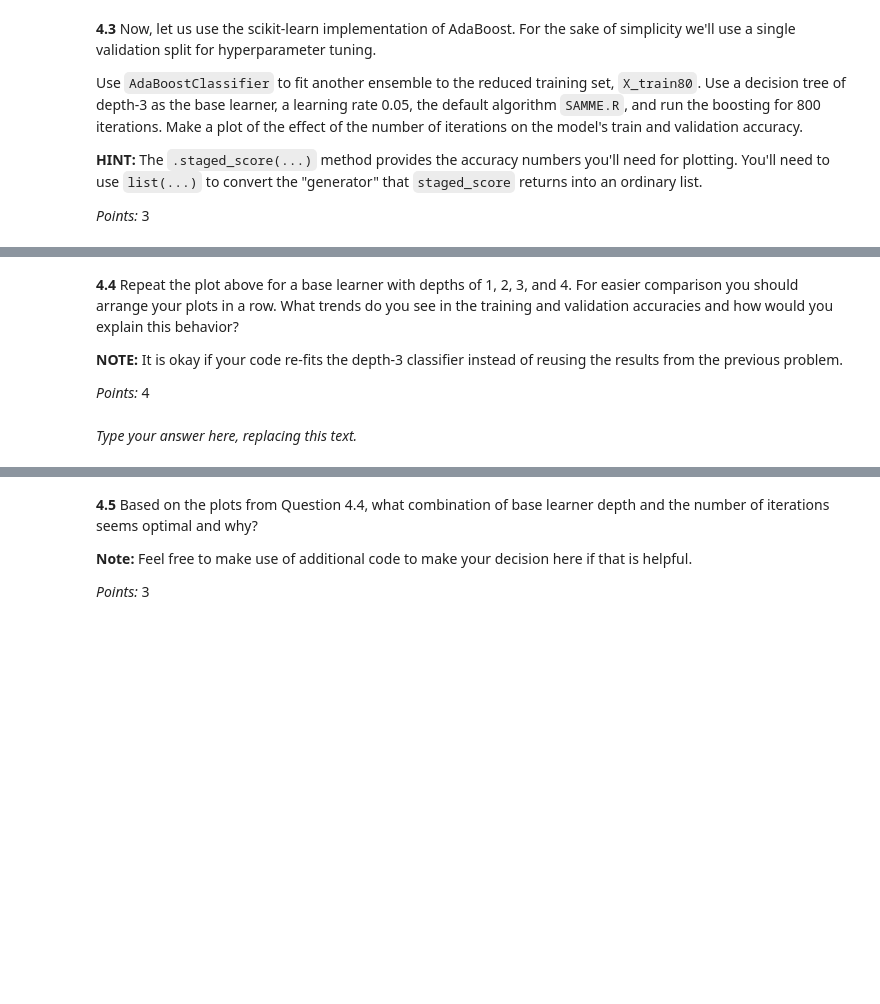
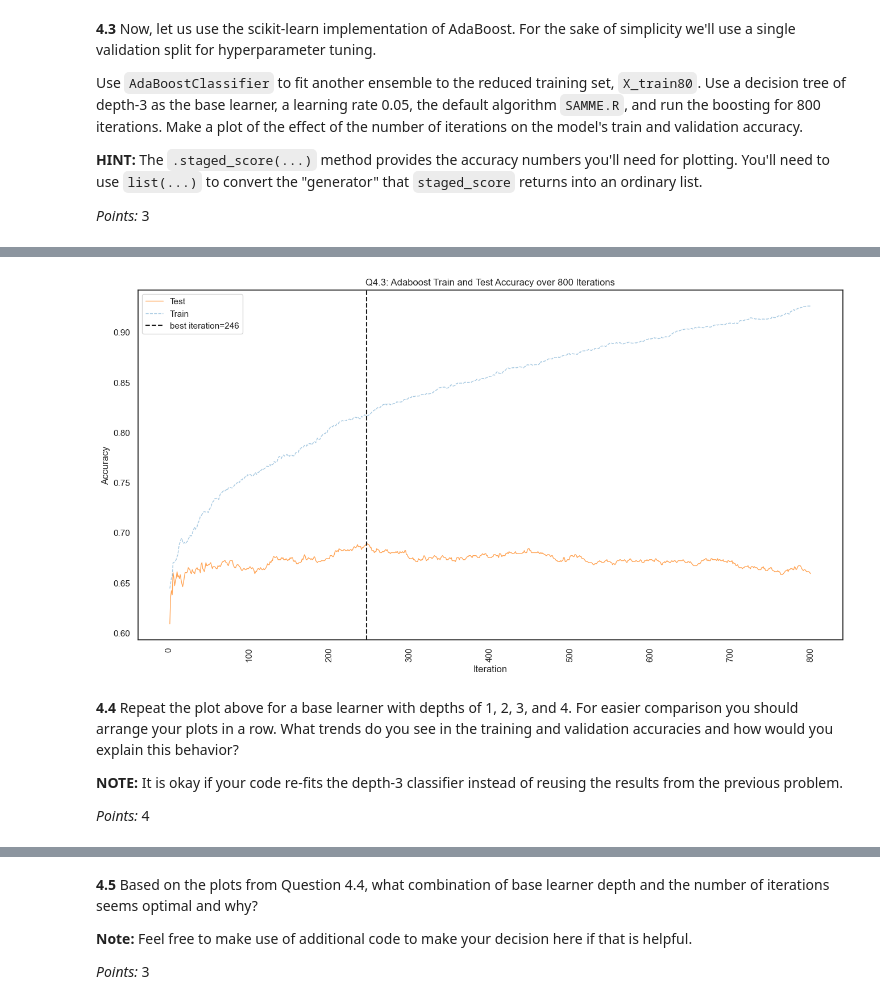
Before and after one commit to sykrishukor94/Harvard-CSCI_E-109A, a Jupyter notebook: cs109a_hw6/cs109a_hw6.ipynb, the cells around one changed output, grey strips where cells are left out. Cells and saved outputs as stored; diff of their text form; code cells hidden in the pictures; blank space fills up the shorter version.

```diff
--- a/cs109a_hw6/cs109a_hw6.ipynb
+++ b/cs109a_hw6/cs109a_hw6.ipynb
@@ -771,0 +1031,15 @@ X_train80, X_val, y_train80, y_val = train_test_split(X_train,
+# %%
+# your code here
+adaboost_model_80 = AdaBoostClassifier(
+    base_estimator= DecisionTreeClassifier(max_depth=3),
+    n_estimators=800,
+    learning_rate=0.05
+).fit(X_train80, y_train80)
+
+train_staged_scores = [s for s in adaboost_model_80.staged_score(X_train80, y_train80)]
+test_staged_scores = [s for s in adaboost_model_80.staged_score(X_val, y_val)]
+# %%
+
+result_df = pd.DataFrame(zip(train_staged_scores, test_staged_scores), columns=["Train Acc", "Test Acc"])
+result_df.index =  ['Iteration ' + str(i) for i in range(1, 800 + 1)]
+result_df
@@ -772,3 +1060,44 @@ X_train80, X_val, y_train80, y_val = train_test_split(X_train,
+# %%
+# your code here
+plt.figure(figsize=(16,8))
+def plot_acc_vs(df, attr):
+    plt.plot(
+        df[attr], df['Test Acc'],
+        "-",
+        label="Test",
+        markeredgecolor="k",
+        color="tab:orange",
+        alpha=0.7,
+        linewidth=1
+    )
+    plt.plot(
+        df[attr], df['Train Acc'],
+        "--",
+        label="Train",
+        color="tab:blue",
+        alpha=0.4,
+        linewidth=1
+    )
+    plt.legend()
+    plt.xlabel(attr)
+    plt.ylabel('Accuracy')
+    plt.xticks(rotation=90)
+
+# get best iteration values
+best_idx = np.argmax(test_staged_scores)
+best_iter = best_idx+1
+best_iter
+
+# plot Accuracy vs Iteration
+plot_df = result_df.copy()
+plot_df['Iteration'] = np.arange(1, len(plot_df) + 1)
+plot_acc_vs(plot_df, 'Iteration')
+plt.axvline(best_iter, c='k', ls='--', label=rf'best iteration={best_iter}')
+plt.legend()
+plt.title('Q4.3: Adaboost Train and Test Accuracy over 800 Iterations')
+plt.show()
+# %% [output]
+[figure, added]
 # %% [markdown]
 <!-- END QUESTION -->
 
@@ -783,5 +1112,3 @@ X_train80, X_val, y_train80, y_val = train_test_split(X_train,
 </div>
 
 _Points:_ 4
-# %% [markdown]
-_Type your answer here, replacing this text._
```
Also changed, not shown: parts of 79 cells of this notebook, 35 other files.
